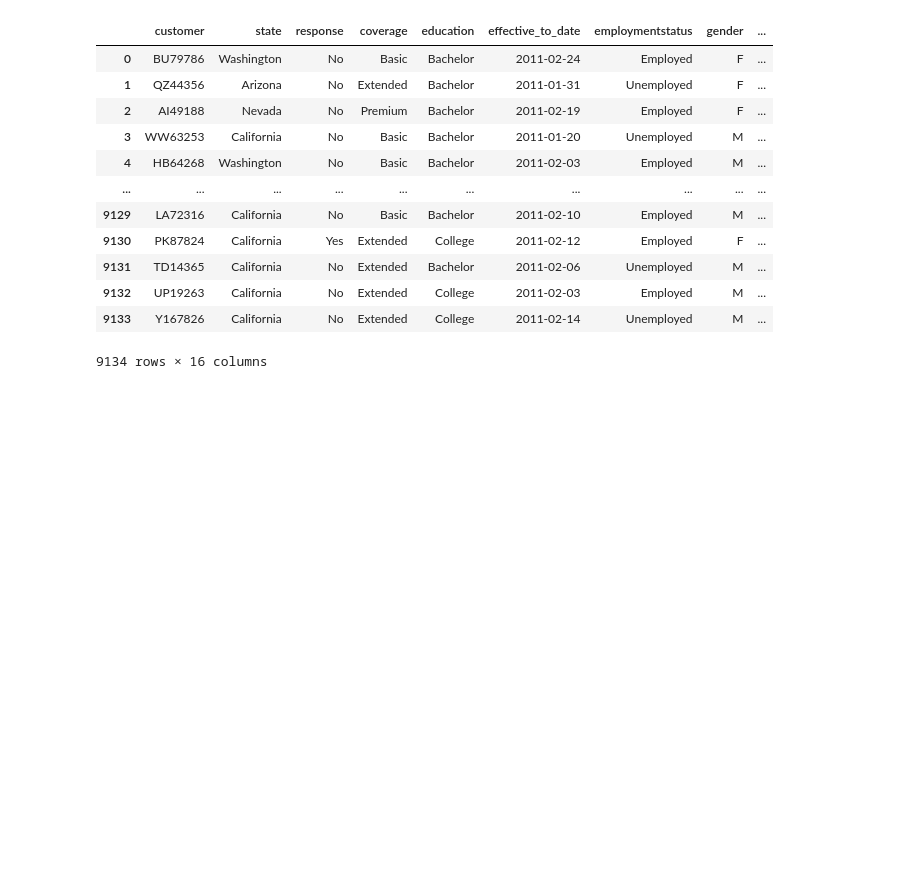
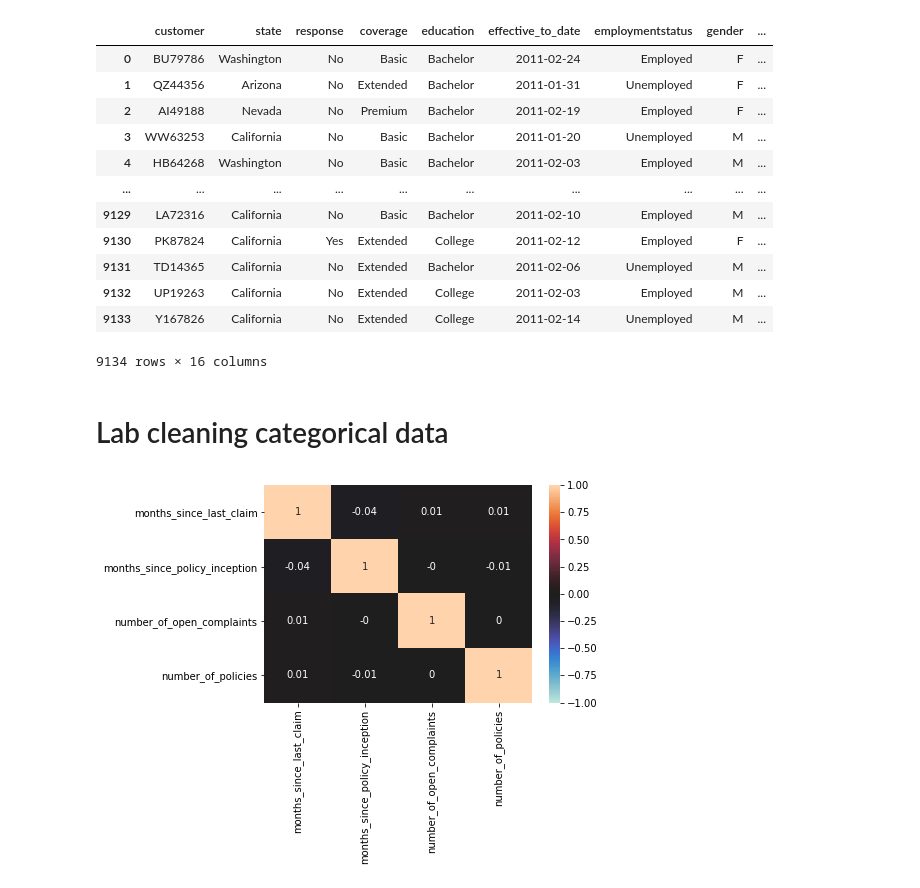
Before and after one commit to adleranne/Lab_LogisticRegression, a Jupyter notebook: Lab_cleaning_numerical.ipynb, the cells around one changed output. Drawn from its saved outputs; the diff is of its cells as text; code cells hidden in the pictures; blank space fills up the shorter version.

Commit message:
adding second lab (cleaning categorical)

```diff
--- a/Lab_cleaning_numerical.ipynb
+++ b/Lab_cleaning_numerical.ipynb
@@ -183,0 +192,10 @@ categorical
+# %% [markdown]
+# Lab cleaning categorical data
+# %%
+# Plot a correlation matrix, what can you see?
+
+# correlation matrix for discrete data
+ax = sns.heatmap(round(discrete.corr(), 2), vmin=-1, vmax=1, center = 0, annot = True, annot_kws = {'size': 10})
+plt.show()
+# %% [output]
+[figure, added]
```
Also changed, not shown: parts of 22 cells of this notebook.
